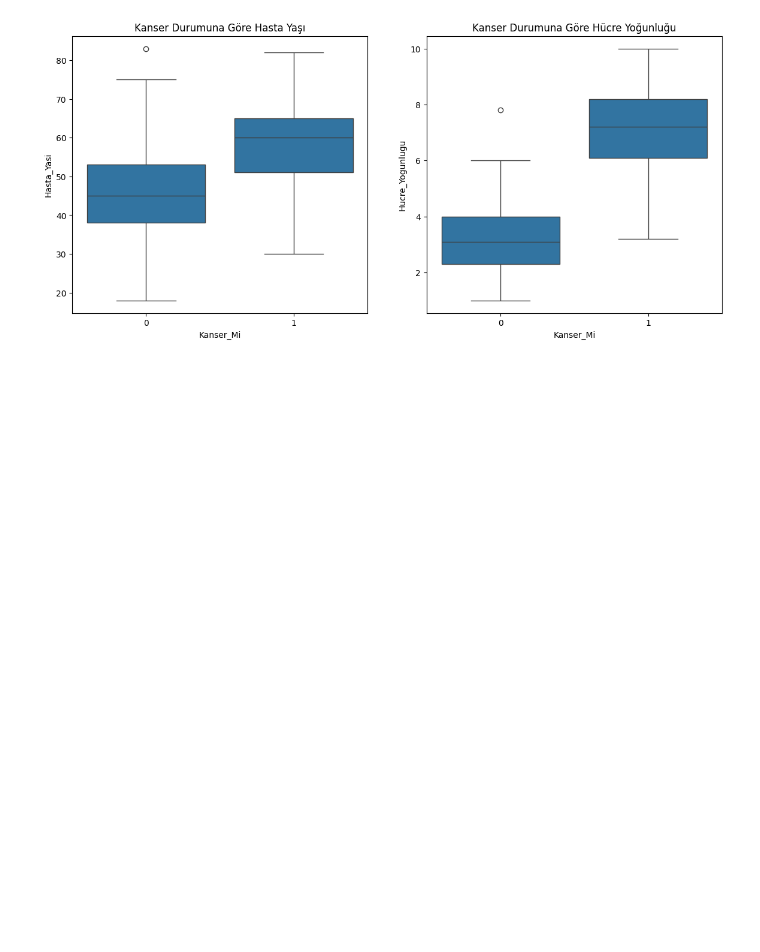
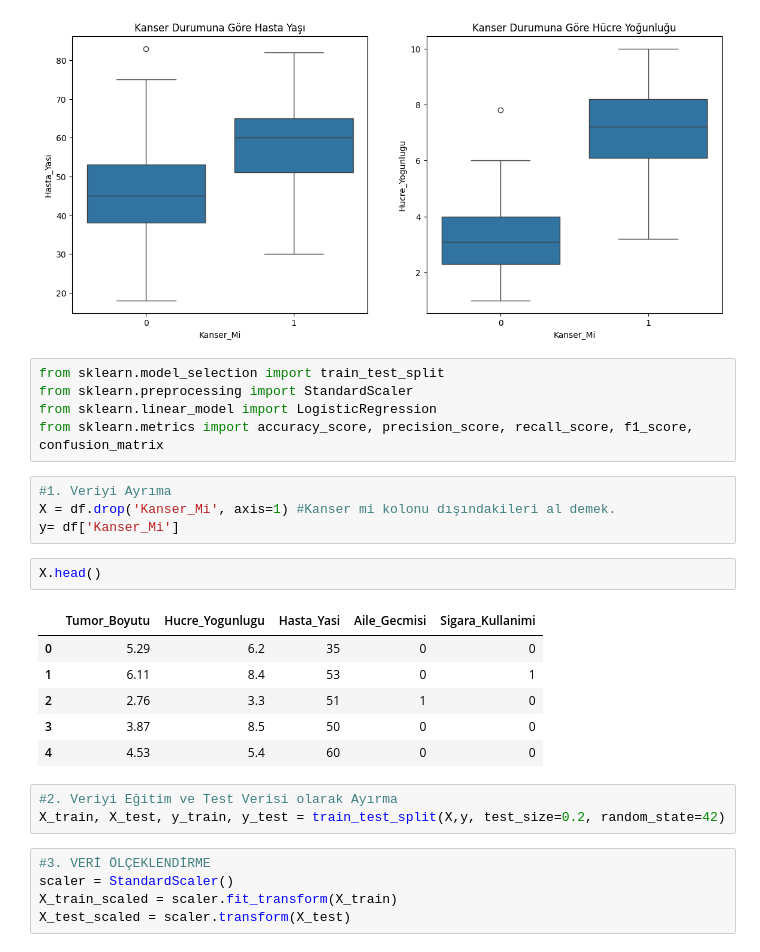
Before and after one commit to europecodingschool/ECS---VB---YZ---08.26, a Jupyter notebook: VB_YZ_Ders_11_2.ipynb, the cells around one changed output. Cells and saved outputs as stored; diff of their text form; blank space fills up the shorter version.

```diff
--- a/VB_YZ_Ders_11_2.ipynb
+++ b/VB_YZ_Ders_11_2.ipynb
@@ -74,3 +74,29 @@ axes[1].set_title('Kanser Durumuna Göre Hücre Yoğunluğu')
 plt.show()
 # %% [output]
 [figure]
+# %%
+from sklearn.model_selection import train_test_split
+from sklearn.preprocessing import StandardScaler
+from sklearn.linear_model import LogisticRegression
+from sklearn.metrics import accuracy_score, precision_score, recall_score, f1_score, confusion_matrix
+# %%
+#1. Veriyi Ayrıma
+X = df.drop('Kanser_Mi', axis=1) #Kanser mi kolonu dışındakileri al demek.
+y= df['Kanser_Mi']
+# %%
+X.head()
+# %% [output]
+|  | Tumor_Boyutu | Hucre_Yogunlugu | Hasta_Yasi | Aile_Gecmisi | Sigara_Kullanimi |
+| 0 | 5.29 | 6.2 | 35 | 0 | 0 |
+| 1 | 6.11 | 8.4 | 53 | 0 | 1 |
+| 2 | 2.76 | 3.3 | 51 | 1 | 0 |
+| 3 | 3.87 | 8.5 | 50 | 0 | 0 |
+| 4 | 4.53 | 5.4 | 60 | 0 | 0 |
+# %%
+#2. Veriyi Eğitim ve Test Verisi olarak Ayırma
+X_train, X_test, y_train, y_test = train_test_split(X,y, test_size=0.2, random_state=42)
+# %%
+#3. VERİ ÖLÇEKLENDİRME
+scaler = StandardScaler()
+X_train_scaled = scaler.fit_transform(X_train)
+X_test_scaled = scaler.transform(X_test)
```
Also changed, not shown: parts of 8 cells of this notebook.
